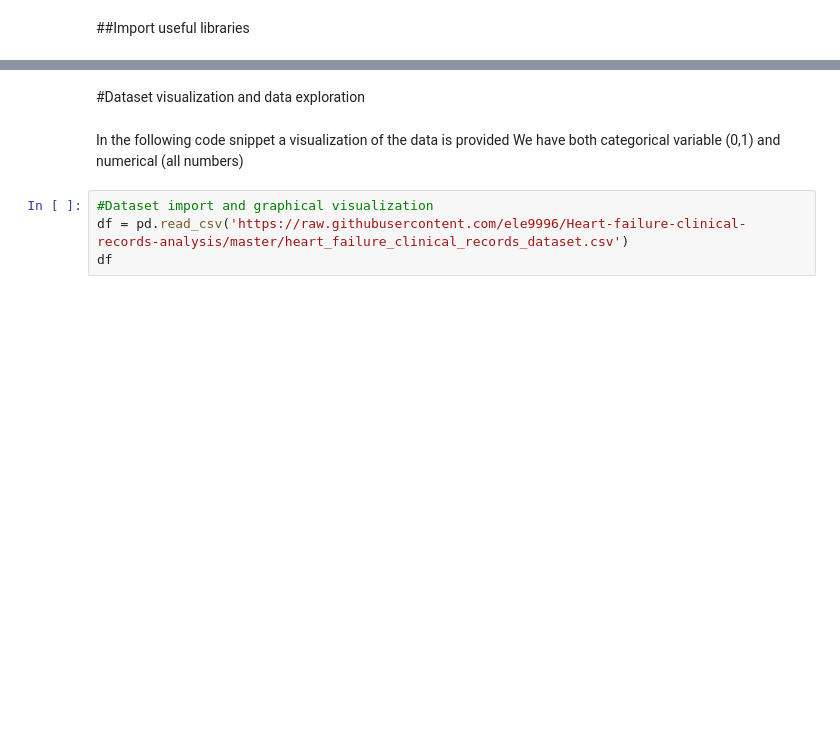
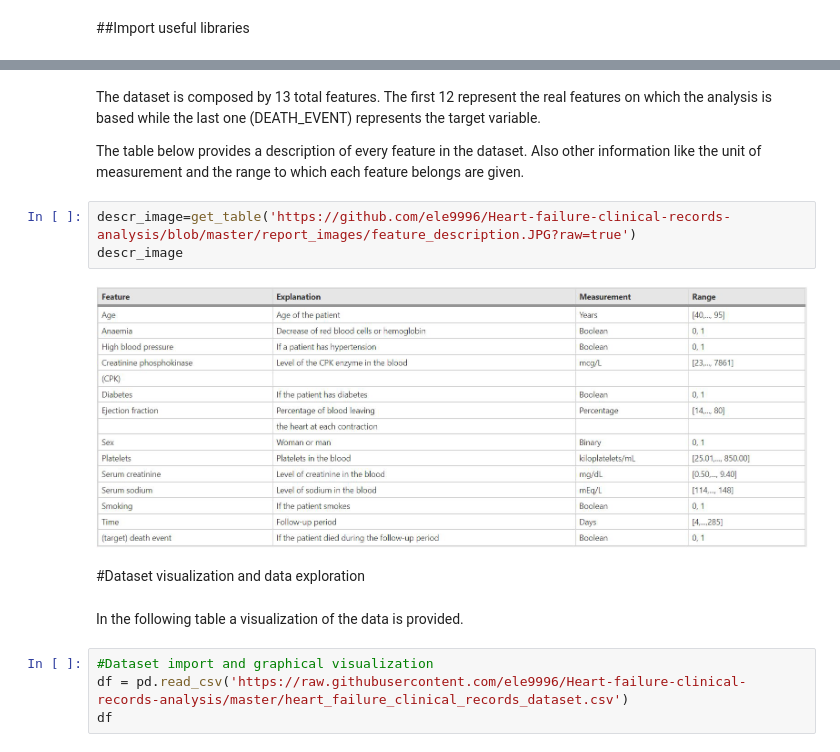
Before and after one commit to ele9996/Heart-failure-clinical-records-analysis, a Jupyter notebook: main.ipynb, the cells around one changed output, grey strips where cells are left out. Drawn from its saved outputs; the diff is of its cells as text; blank space fills up the shorter version.

```diff
--- a/main.ipynb
+++ b/main.ipynb
@@ -32,8 +67,18 @@ from numpy import mean
+# %% [markdown]
+The dataset is composed by 13 total features.
+The first 12 represent the real features on which the analysis is based while the last one (DEATH_EVENT) represents the target variable.
+
+The table below provides a description of every feature in the dataset.
+Also other information like the unit of measurement and the range to which each feature belongs are given.
+# %%
+descr_image=get_table('https://github.com/ele9996/Heart-failure-clinical-records-analysis/blob/master/report_images/feature_description.JPG?raw=true')
+descr_image
+# %% [output]
+[figure, added]
 # %% [markdown]
 #Dataset visualization and data exploration
 # %% [markdown]
-In the following code snippet a visualization of the data is provided
-We have both categorical variable (0,1) and numerical (all numbers)
+In the following table a visualization of the data is provided.
 # %%
 #Dataset import and graphical visualization
 df = pd.read_csv('https://raw.githubusercontent.com/ele9996/Heart-failure-clinical-records-analysis/master/heart_failure_clinical_records_dataset.csv')
```
Also changed, not shown: parts of 28 cells of this notebook.
